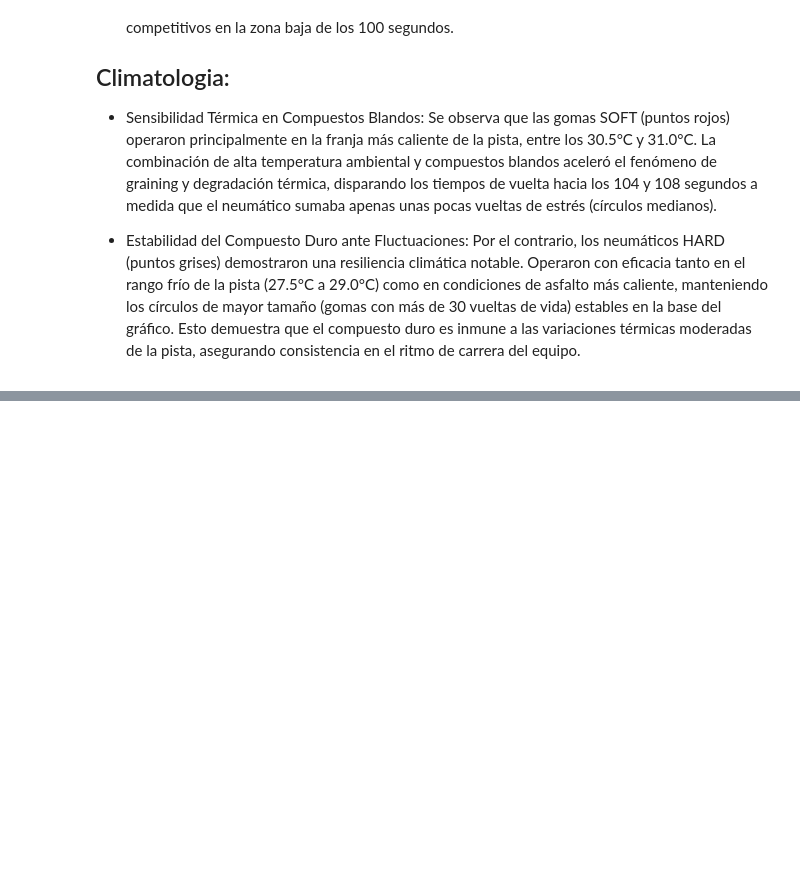
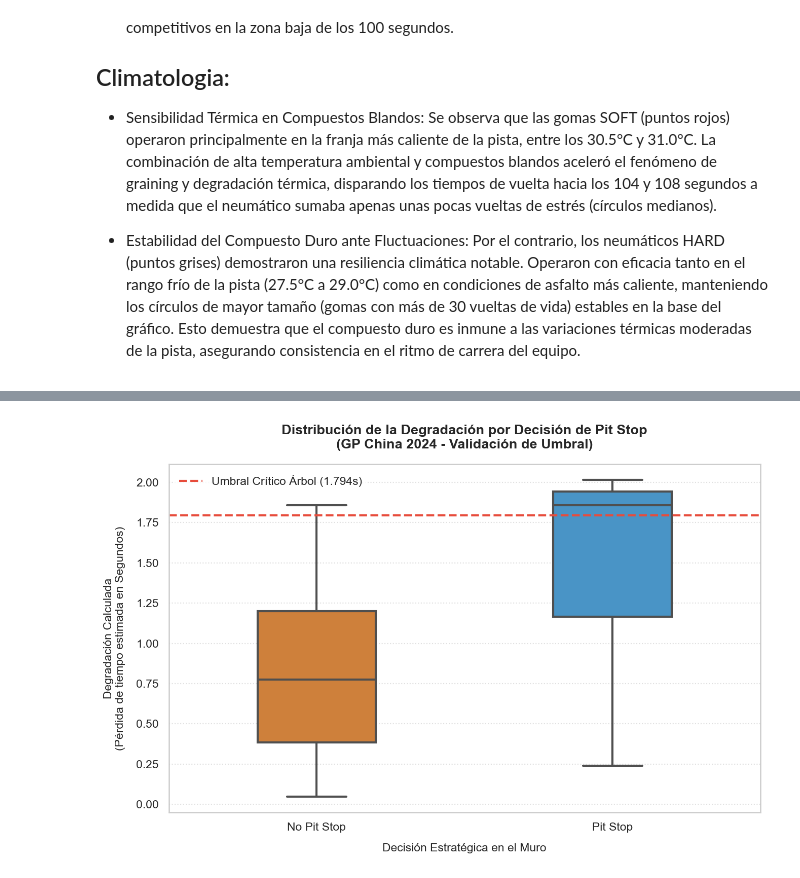
Before and after one commit to G1Martoz/f1-pit-predictor, a Jupyter notebook: Notebooks/1.0-mo-descripcion-origen-dataset.ipynb, the cells around one changed output, grey strips where cells are left out. Cells and saved outputs as stored; diff of their text form; code cells hidden in the pictures; blank space fills up the shorter version.

```diff
--- a/Notebooks/1.0-mo-descripcion-origen-dataset.ipynb
+++ b/Notebooks/1.0-mo-descripcion-origen-dataset.ipynb
@@ -824,0 +1067,47 @@ Neumático HARD: Cuesta 0.048 segundos EXTRA por cada vuelta de estrés.
+# %%
+import matplotlib.pyplot as plt
+import seaborn as sns
+
+# 1. Usamos df_arbol_final que contiene la totalidad de los datos procesados por el árbol
+df_boxplot = df_arbol_final.copy()
+
+# Forzamos el mapeo de las etiquetas para asegurarnos de que existan ambas categorías
+df_boxplot['Decisión'] = df_boxplot['entrada_a_pits'].map({0: 'No Pit Stop', 1: 'Pit Stop'})
+
+# 2. Configuración de la figura
+plt.figure(figsize=(9, 6), dpi=150)
+
+# 3. Dibujamos el Boxplot forzando el orden de las categorías en pantalla
+sns.boxplot(
+    data=df_boxplot,
+    x='Decisión',
+    y='degradacion_calculada',
+    hue='Decisión',
+    order=['No Pit Stop', 'Pit Stop'],
+    palette={'No Pit Stop': '#E67E22', 'Pit Stop': '#3498DB'}, # Naranja y Azul estratega
+    width=0.4,
+    linewidth=2,
+    fliersize=5,
+    legend=False
+)
+
+# 4. Inyección del Umbral Crítico del Árbol (1.794 segundos)
+plt.axhline(
+    y=1.794,
+    color='#E74C3C',
+    linestyle='--',
+    linewidth=2,
+    label='Umbral Crítico Árbol (1.794s)'
+)
+
+# 5. Estética y grilla para el reporte del Notebook
+plt.title('Distribución de la Degradación por Decisión de Pit Stop\n(GP China 2024 - Validación de Umbral)', fontsize=13, fontweight='bold', pad=15)
+plt.xlabel('Decisión Estratégica en el Muro', fontsize=11, labelpad=10)
+plt.ylabel('Degradación Calculada\n(Pérdida de tiempo estimada en Segundos)', fontsize=11, labelpad=10)
+plt.grid(axis='y', linestyle=':', alpha=0.6)
+plt.legend(loc='upper left', frameon=True, facecolor='white', edgecolor='none')
+
+plt.tight_layout()
+plt.show()
+# %% [output]
+[figure, added]
```
Also changed, not shown: parts of 22 cells of this notebook, 1 other file.
